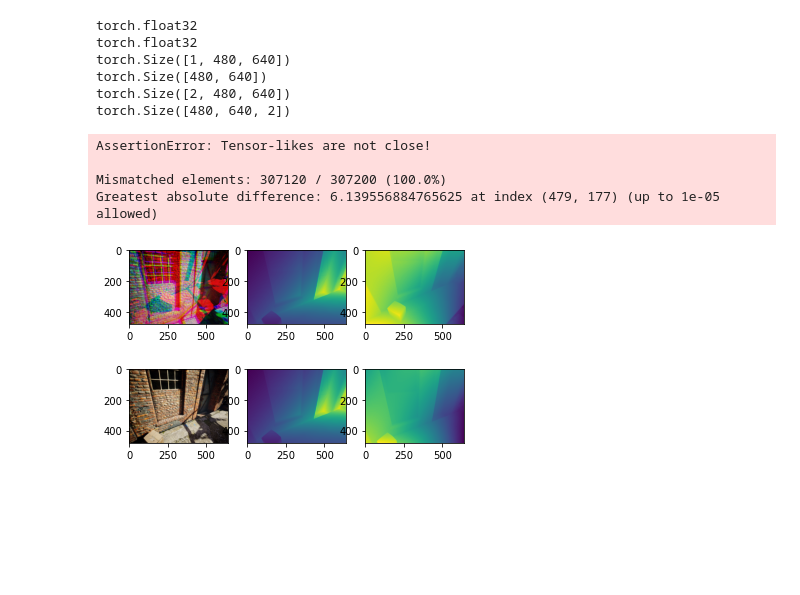
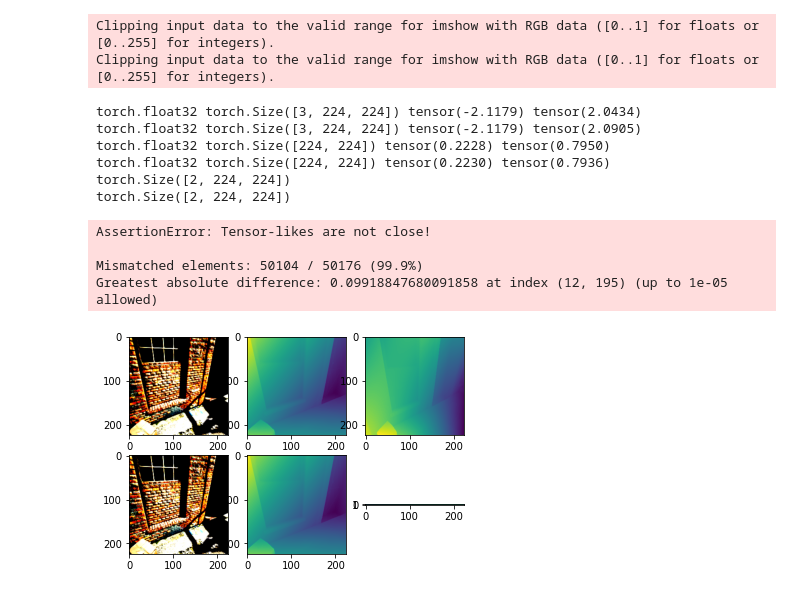
Before and after one commit to microsoft/dataloader-benchmark, a Jupyter notebook: src/benchmarks/seqrecord/test_dataloader.ipynb, the cells around one changed output. Saved outputs shown, nothing was run; the diff lists cells and outputs as text; code cells hidden in the pictures; blank space fills up the shorter version.

```diff
--- a/src/benchmarks/seqrecord/test_dataloader.ipynb
+++ b/src/benchmarks/seqrecord/test_dataloader.ipynb
@@ -16,7 +16,7 @@ from src.data.tartanair.tartanair_video import TartanAirVideoDataset
 # load original tartanair dataset
 modalities = ["image_left", "depth_left", "flow_flow"]
 json_filepath = "/datadrive/azure_mounted_data/commondataset2/tartanair-release1/train_ann_abandonedfactory_easy.json"
-transform = TartanAirNoTransform()
+transform = TartanAirVideoTransform()
 dataset = TartanAirVideoDataset(
     json_filepath,
     clip_len=1,
@@ -44,53 +44,58 @@ for key, modal in config.items():
     input_config.add_input(modal)
 datapipe = IterTartanAIRDatapipe(record, segment_len, None)
 datapipe = dp.iter.Mapper(datapipe, fn=list2array)
-#datapipe = dp.iter.Mapper(datapipe, fn=input_config.train_transform)
+datapipe = dp.iter.Mapper(datapipe, fn=input_config.train_transform)
 # %%
-# mannually checking a few (no transform)
+# mannually checking a few (transform)
+# check size, range, dtype and value of rgb image
 item_idx = 5
 old_item = dataset[item_idx]
 new_item = next(itertools.islice(datapipe, item_idx, None))
 
 frame_idx = 5
 fig, axs = plt.subplots(nrows=2, ncols=len(modalities), squeeze=False)
 # rgb
 modality = 'image_left'
 old_rgb = old_item[modality][0].permute(1, 0, 2, 3)[frame_idx]
-new_rgb = torch.from_numpy(new_item[modality][frame_idx]).float().div(255)
-print(old_rgb.dtype)
-print(new_rgb.dtype)
+new_rgb = new_item[modality][frame_idx]
+print(old_rgb.dtype, old_rgb.size(), old_rgb.min(), old_rgb.max())
+print(new_rgb.dtype, new_rgb.size(), new_rgb.min(), new_rgb.max())
 old_rgb = old_rgb.permute(1, 2, 0)
+new_rgb = new_rgb.permute(1, 2, 0)
 axs[0, 0].imshow(np.asarray(old_rgb))
 axs[1, 0].imshow(np.asarray(new_rgb))
 # torch.testing.assert_allclose(old_rgb, new_rgb)
 modality = 'depth_left'
 old_depth = old_item[modality][0].permute(1, 0, 2, 3)[frame_idx]
-new_depth = torch.from_numpy(new_item[modality][frame_idx])
-print(old_depth.shape)
-print(new_depth.shape)
+new_depth = new_item[modality][frame_idx]
 old_depth = old_depth[0]
+print(old_depth.dtype, old_depth.size(), old_depth.min(), old_depth.max())
+print(new_depth.dtype, new_depth.size(), new_depth.min(), new_depth.max())
 axs[0, 1].imshow(np.asarray(old_depth))
 axs[1, 1].imshow(np.asarray(new_depth))
-torch.testing.assert_allclose(old_depth, new_depth)
 modality = 'flow_flow'
 old_flow = old_item[modality][0].permute(1, 0, 2, 3)[frame_idx]
-new_flow = torch.from_numpy(new_item[modality][frame_idx])
-print(old_flow.shape)
-print(new_flow.shape)
+new_flow = new_item[modality][frame_idx]
 old_flow = old_flow[0]
 new_flow = new_flow[:, :, 0]
+print(old_flow.dtype, old_flow.size(), old_flow.min(), old_flow.max())
+print(new_flow.dtype, new_flow.size(), new_flow.min(), new_flow.max())
+
 axs[0, 2].imshow(np.asarray(old_flow))
 axs[1, 2].imshow(np.asarray(new_flow))
+torch.testing.assert_allclose(old_depth, new_depth)
 torch.testing.assert_allclose(old_flow, new_flow)
 # %% [output]
-torch.float32
-torch.float32
-torch.Size([1, 480, 640])
-torch.Size([480, 640])
-torch.Size([2, 480, 640])
-torch.Size([480, 640, 2])
+Clipping input data to the valid range for imshow with RGB data ([0..1] for floats or [0..255] for integers).
+Clipping input data to the valid range for imshow with RGB data ([0..1] for floats or [0..255] for integers).
-AssertionError: Tensor-likes are not close!
-
-Mismatched elements: 307120 / 307200 (100.0%)
-Greatest absolute difference: 6.139556884765625 at index (479, 177) (up to 1e-05 allowed)
+torch.float32 torch.Size([3, 224, 224]) tensor(-2.1179) tensor(2.0434)
+torch.float32 torch.Size([3, 224, 224]) tensor(-2.1179) tensor(2.0905)
+torch.float32 torch.Size([224, 224]) tensor(0.2228) tensor(0.7950)
+torch.float32 torch.Size([224, 224]) tensor(0.2230) tensor(0.7936)
+torch.Size([2, 224, 224])
+torch.Size([2, 224, 224])
+AssertionError: Tensor-likes are not close!
+
+Mismatched elements: 50104 / 50176 (99.9%)
+Greatest absolute difference: 0.09918847680091858 at index (12, 195) (up to 1e-05 allowed)
-[figure, old version]
+[figure, new version]
```
Also changed, not shown: parts of 1 cell of this notebook.
